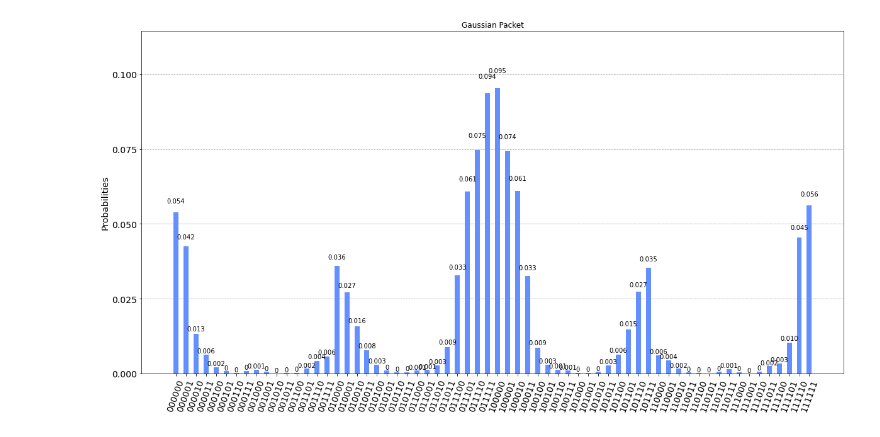
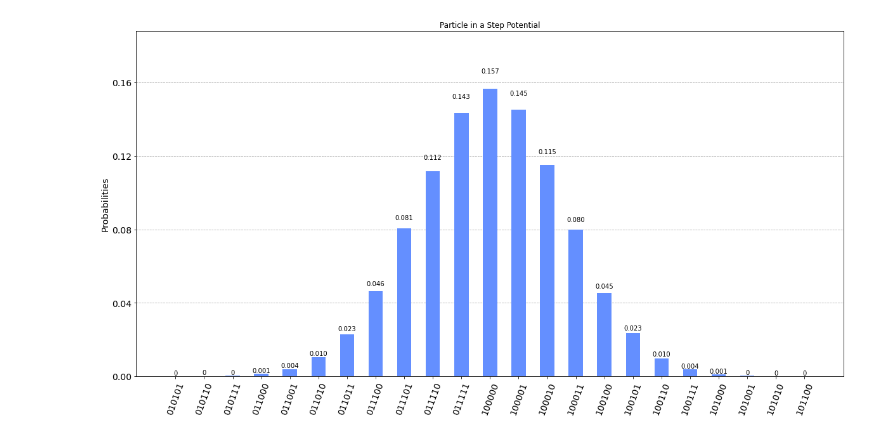
Before and after one commit to Abou-el-ela/Schrodinger-Equation, a Jupyter notebook: Gaussian Wave Packet in a Box - 6 qubits.ipynb, the cells around one changed output. Saved outputs shown, nothing was run; the diff lists cells and outputs as text; code cells hidden in the pictures.

```diff
--- a/Gaussian Wave Packet in a Box - 6 qubits.ipynb
+++ b/Gaussian Wave Packet in a Box - 6 qubits.ipynb
@@ -172,13 +160,18 @@ qc.draw('mpl')
-# %%
-# use local simulator
-backend = BasicAer.get_backend('qasm_simulator')
-shots = 65536
-results = execute(qc, backend=backend, shots=shots).result()
-
-
-answer = results.get_counts()
-
-
-plot_histogram(answer, title = "Gaussian Packet", figsize = [20,10])
-# %% [output]
-[figure, removed]
+# %%
+qc.data = []
+qc3 = QuantumCircuit(q,c)
+qc3.initialize(waveFunction, [q[1],q[2],q[3],q[4],q[5],q[6]])
+QFT(qb)
+qc.x(qb)
+qc3.append(qc,[0,1,2,3,4,5,6])
+for k in range(qb):
+    qc3.measure(k+1,k)
+
+backend = BasicAer.get_backend('qasm_simulator')
+shots = 65536
+results = execute(qc3, backend=backend, shots=shots).result()
+answer = results.get_counts()
+
+plot_histogram(answer, title = "Particle in a Step Potential", figsize = [20,10])
+# %% [output]
+[figure, added]
```
Also changed, not shown: parts of 2 cells of this notebook, 1 other file.
